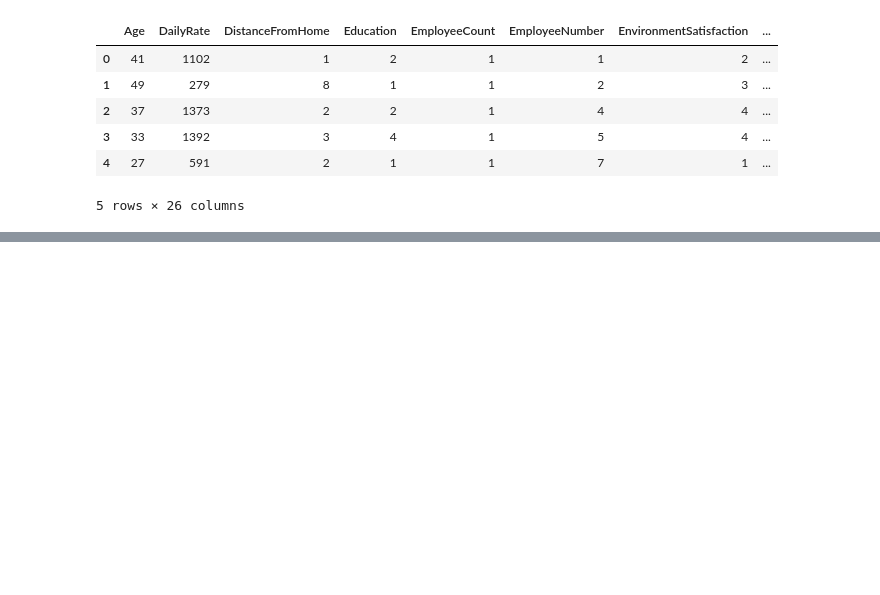
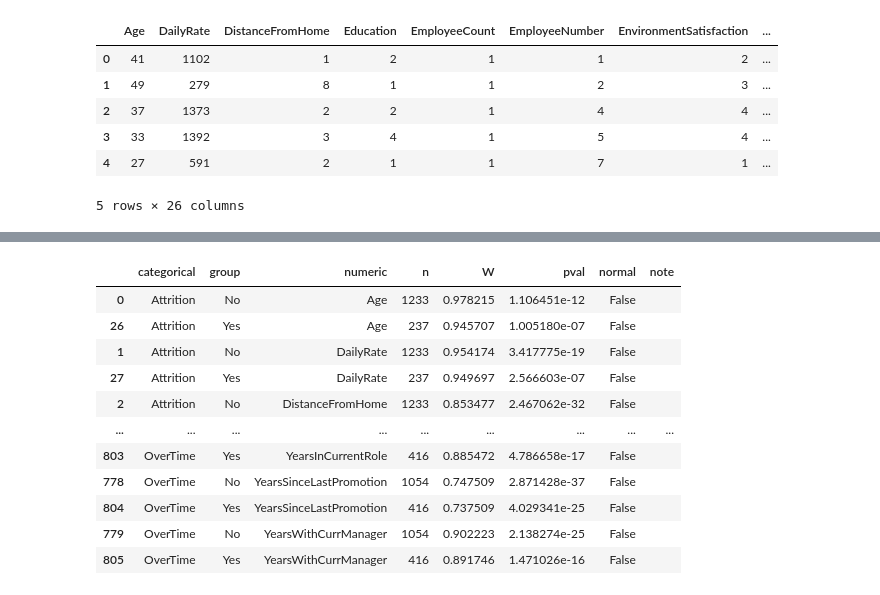
Before and after one commit to RNB1993/Hackathon-employee-attrition-modelling, a Jupyter notebook: jupyter_notebooks/EDA.ipynb, the cells around one changed output, grey strips where cells are left out. Saved outputs shown, nothing was run; the diff lists cells and outputs as text; code cells hidden in the pictures; blank space fills up the shorter version.

```diff
--- a/jupyter_notebooks/EDA.ipynb
+++ b/jupyter_notebooks/EDA.ipynb
@@ -158,0 +313,75 @@ Skipped low-variation columns (IQR==0): ['EmployeeCount', 'PerformanceRating', '
+# %%
+# Grouped normality tests by categorical features (Pingouin Shapiro-Wilk)
+from IPython.display import display
+import pingouin as pg
+
+# Use the cleaned dataframe (with capped numerics) when available
+df_group = df_cleaned if "df_cleaned" in globals() else df
+
+# Categorical features = object/category/string columns
+cat_cols = df_group.select_dtypes(include=["object", "category", "string"]).columns.tolist()
+
+# Numeric features: align with the numeric dataset used above (capped if available)
+numeric_cols = [c for c in data_for_test.columns if c in df_group.columns]
+
+if not cat_cols:
+    print("No categorical columns found for grouped normality tests.")
+elif not numeric_cols:
+    print("No numeric columns found for grouped normality tests.")
+else:
+    rows = []
+    rng = np.random.default_rng(42)
+
+    for cat in cat_cols:
+        # dropna=False keeps NaN as its own group if present
+        for level, grp in df_group.groupby(cat, dropna=False):
+            for num in numeric_cols:
+                x = grp[num].dropna().to_numpy()
+                n = len(x)
+
+                if n < 3:
+                    rows.append({"categorical": cat, "group": level, "numeric": num, "n": n, "W": np.nan, "pval": np.nan, "normal": np.nan, "note": "n<3"})
+                    continue
+                if np.unique(x).size < 2:
+                    rows.append({"categorical": cat, "group": level, "numeric": num, "n": n, "W": np.nan, "pval": np.nan, "normal": np.nan, "note": "constant"})
+                    continue
+
+                note = ""
+                if n > 5000:
+                    x = rng.choice(x, size=5000, replace=False)
+                    note = "sampled_to_5000"
+                    n_used = 5000
+                else:
+                    n_used = n
+
+                try:
+                    res = pg.normality(x, method="shapiro", alpha=alpha)
+                    rows.append({
+                        "categorical": cat,
+                        "group": level,
+                        "numeric": num,
+                        "n": n_used,
+                        "W": float(res.loc[0, "W"]),
+                        "pval": float(res.loc[0, "pval"]),
+                        "normal": bool(res.loc[0, "normal"]),
+                        "note": note,
+                    })
+                except Exception as e:
+                    rows.append({"categorical": cat, "group": level, "numeric": num, "n": n_used, "W": np.nan, "pval": np.nan, "normal": np.nan, "note": f"error: {e}"})
+
+    grouped_normality_df = pd.DataFrame(rows)
+    grouped_normality_df = grouped_normality_df.sort_values(["categorical", "numeric", "pval"], ascending=[True, True, True], na_position="last")
+
+    display(grouped_normality_df)
+
+    # Compact summary: how many group-tests pass normality per categorical & numeric feature
+    summary = (
+        grouped_normality_df.dropna(subset=["normal"])
+        .groupby(["categorical", "numeric"], as_index=False)
+        .agg(total_groups=("normal", "size"), normal_groups=("normal", "sum"))
+    )
+    summary["normal_rate"] = summary["normal_groups"] / summary["total_groups"]
+    summary = summary.sort_values(["categorical", "normal_rate", "numeric"], ascending=[True, True, True])
+
+    display(summary)
+# %% [output]
@@ -158,0 +390,12 @@ Skipped low-variation columns (IQR==0): ['EmployeeCount', 'PerformanceRating', '
+|  | categorical | group | numeric | n | W | pval | normal | note |
+| 0 | Attrition | No | Age | 1233 | 0.978215 | 1.106451e-12 | False |  |
+| 26 | Attrition | Yes | Age | 237 | 0.945707 | 1.005180e-07 | False |  |
+| 1 | Attrition | No | DailyRate | 1233 | 0.954174 | 3.417775e-19 | False |  |
+| 27 | Attrition | Yes | DailyRate | 237 | 0.949697 | 2.566603e-07 | False |  |
+| 2 | Attrition | No | DistanceFromHome | 1233 | 0.853477 | 2.467062e-32 | False |  |
+| ... | ... | ... | ... | ... | ... | ... | ... | ... |
+| 803 | OverTime | Yes | YearsInCurrentRole | 416 | 0.885472 | 4.786658e-17 | False |  |
+| 778 | OverTime | No | YearsSinceLastPromotion | 1054 | 0.747509 | 2.871428e-37 | False |  |
+| 804 | OverTime | Yes | YearsSinceLastPromotion | 416 | 0.737509 | 4.029341e-25 | False |  |
+| 779 | OverTime | No | YearsWithCurrManager | 1054 | 0.902223 | 2.138274e-25 | False |  |
+| 805 | OverTime | Yes | YearsWithCurrManager | 416 | 0.891746 | 1.471026e-16 | False |  |
```
Also changed, not shown: parts of 4 cells of this notebook, 1 other file.
